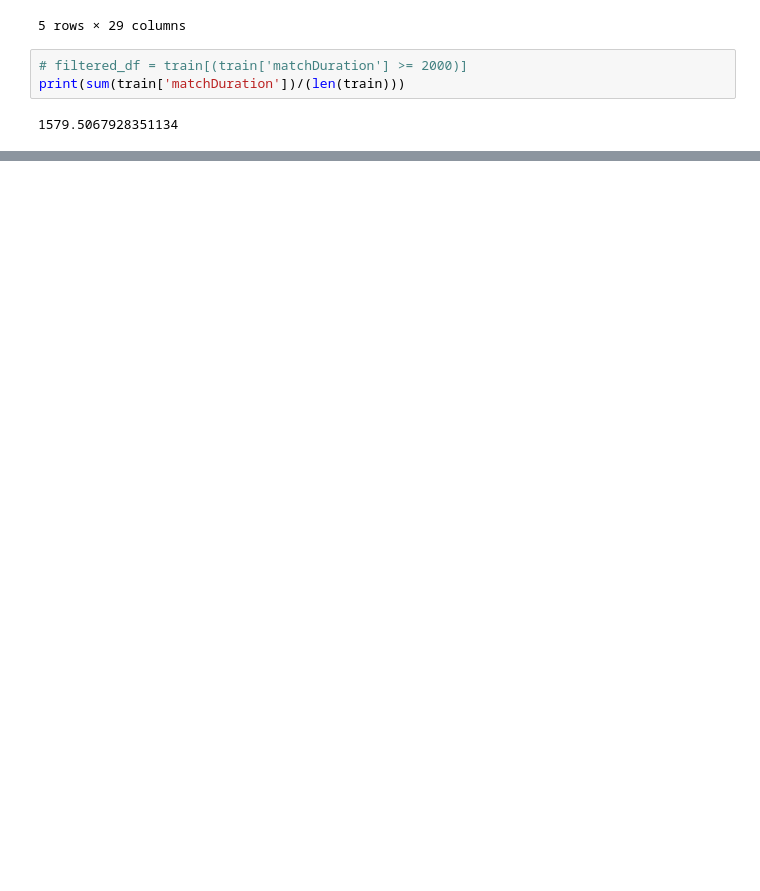
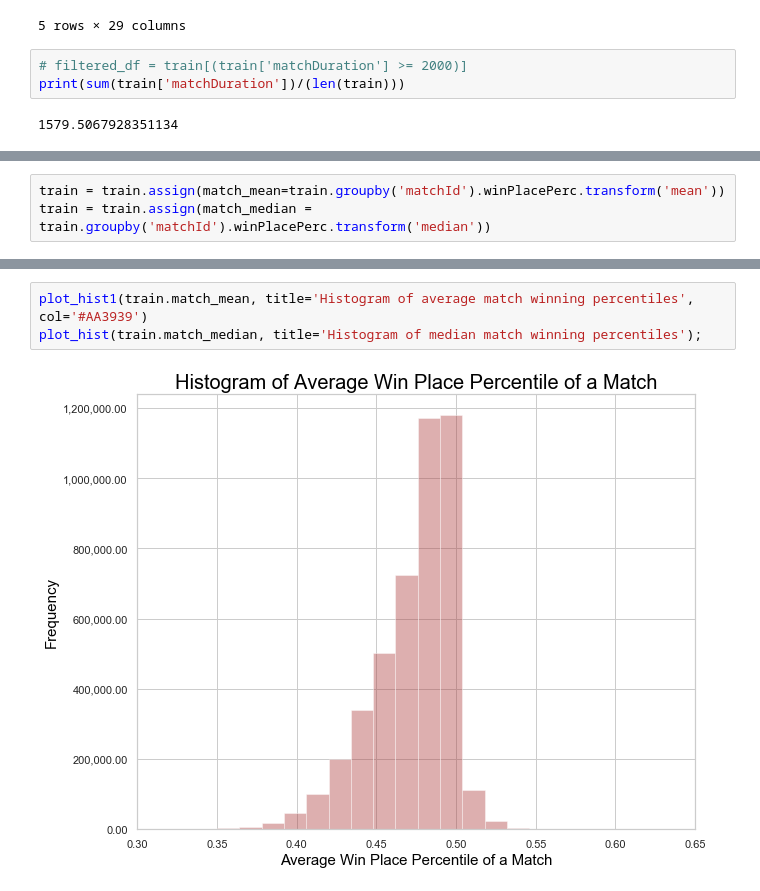
Before and after one commit to AkhilKrishnamurthy/PubG-Predictions, a Jupyter notebook: PubG1.ipynb, the cells around one changed output, grey strips where cells are left out. Saved outputs shown, nothing was run; the diff lists cells and outputs as text; blank space fills up the shorter version.

```diff
--- a/PubG1.ipynb
+++ b/PubG1.ipynb
@@ -92,0 +141,3 @@ def plot_hist1(x, title, noOfBins=50, col="#25203e"):
+# %%
+train = train.assign(match_mean=train.groupby('matchId').winPlacePerc.transform('mean'))
+train = train.assign(match_median = train.groupby('matchId').winPlacePerc.transform('median'))
@@ -92,0 +165,5 @@ def plot_hist1(x, title, noOfBins=50, col="#25203e"):
+# %%
+plot_hist1(train.match_mean, title='Histogram of average match winning percentiles', col='#AA3939')
+plot_hist(train.match_median, title='Histogram of median match winning percentiles');
+# %% [output]
+[figure, added]
```
Also changed, not shown: parts of 49 cells of this notebook.
